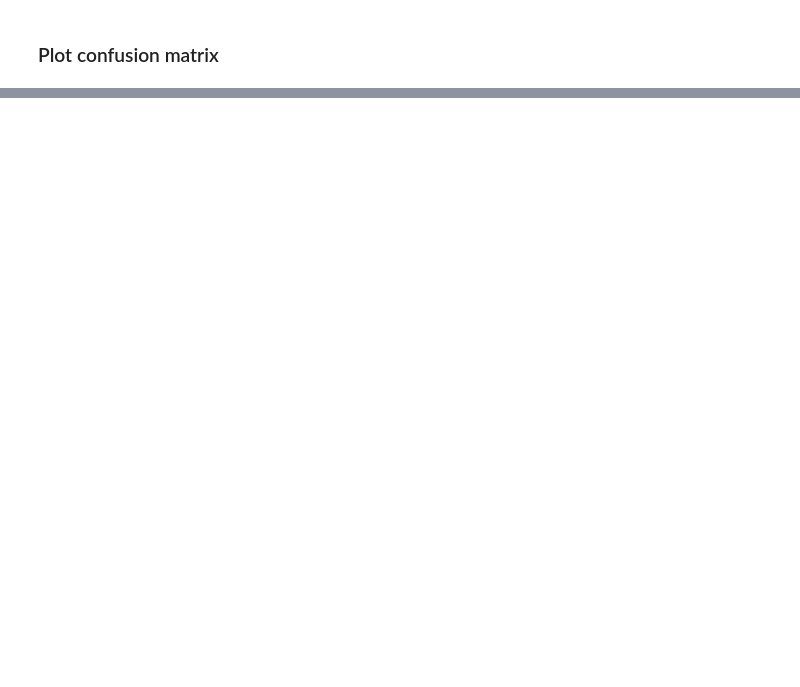
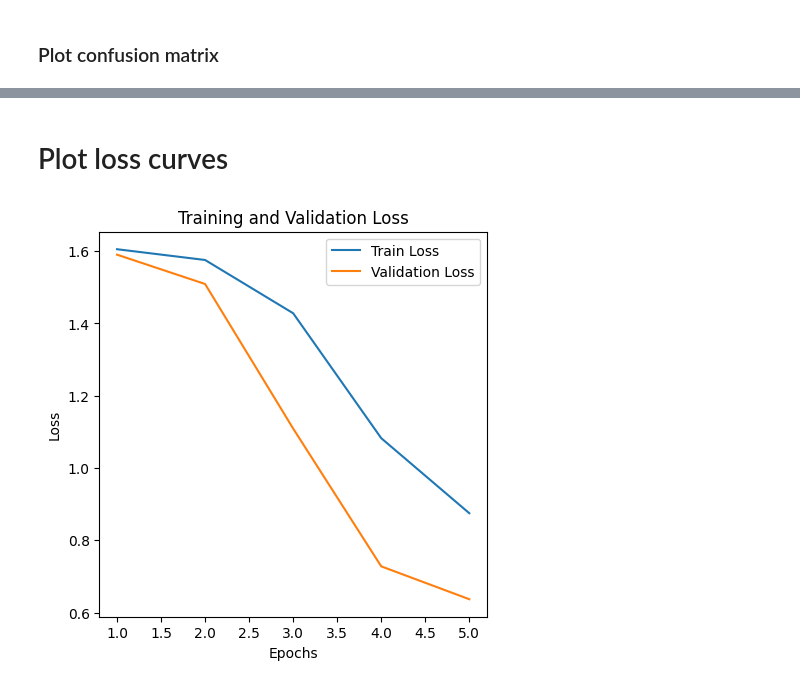
Before and after one commit to Kaspian24/FruitsRecognition, a Jupyter notebook: resnet50.ipynb, the cells around one changed output, grey strips where cells are left out. Drawn from its saved outputs; the diff is of its cells as text; code cells hidden in the pictures; blank space fills up the shorter version.

```diff
--- a/resnet50.ipynb
+++ b/resnet50.ipynb
@@ -95,6 +97,12 @@ image_transforms = {
         transforms.RandomRotation(30),
         transforms.ToTensor(),
         transforms.Normalize([0.5, 0.5, 0.5], [0.5, 0.5, 0.5])
+    ]),
+
+    'test': transforms.Compose([
+        transforms.Resize((224,224)),
+        transforms.ToTensor(),
+        transforms.Normalize([0.5, 0.5, 0.5], [0.5, 0.5, 0.5])
     ])
 }
 # %%
@@ -280,0 +271,14 @@ print(classification_report(y_true, y_pred, target_names=CLASS_NAMES))
+# %% [markdown]
+# Plot loss curves
+# %%
+# Plotting loss curves
+plt.figure(figsize=(5, 5))
+plt.plot(range(1, num_epochs + 1), train_losses, label='Train Loss')
+plt.plot(range(1, num_epochs + 1), valid_losses, label='Validation Loss')
+plt.xlabel('Epochs')
+plt.ylabel('Loss')
+plt.title('Training and Validation Loss')
+plt.legend()
+plt.show()
+# %% [output]
+[figure, added]
```
Also changed, not shown: parts of 12 cells of this notebook, 19 other files.
